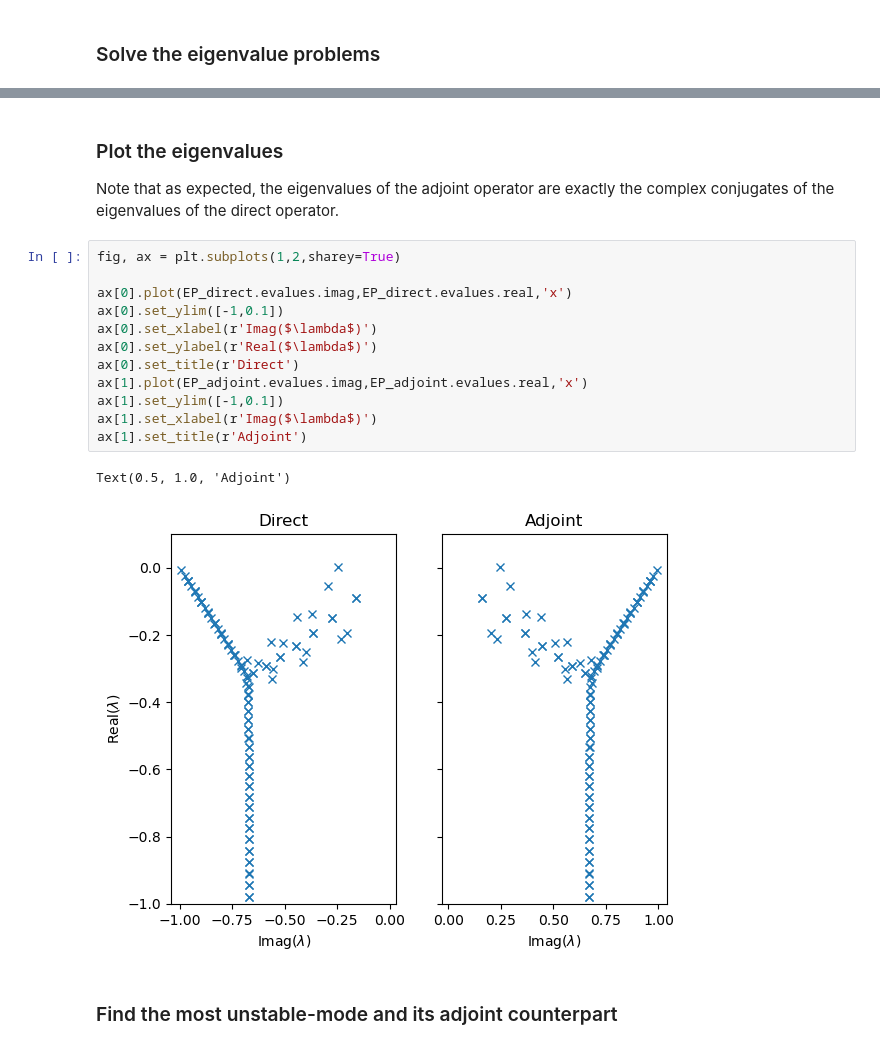
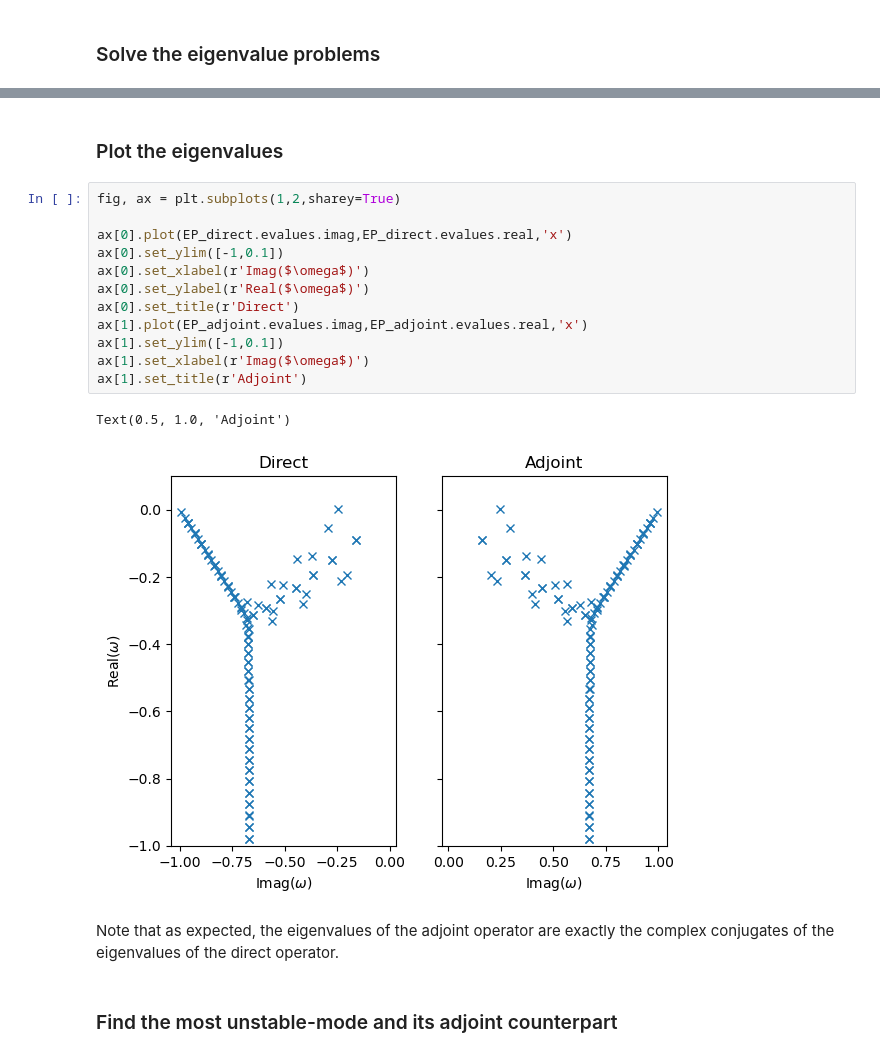
Before and after one commit to csskene/adjoint_tutorial, a Jupyter notebook: 1-eigenvalue.ipynb, the cells around one changed output, grey strips where cells are left out. Saved outputs shown, nothing was run; the diff lists cells and outputs as text.

```diff
--- a/1-eigenvalue.ipynb
+++ b/1-eigenvalue.ipynb
@@ -169,21 +169,22 @@ Wall time: 1min 20s
+# %% [markdown]
+### Plot the eigenvalues
+# %%
+fig, ax = plt.subplots(1,2,sharey=True)
+
+ax[0].plot(EP_direct.evalues.imag,EP_direct.evalues.real,'x')
+ax[0].set_ylim([-1,0.1])
+ax[0].set_xlabel(r'Imag($\omega$)')
+ax[0].set_ylabel(r'Real($\omega$)')
+ax[0].set_title(r'Direct')
+ax[1].plot(EP_adjoint.evalues.imag,EP_adjoint.evalues.real,'x')
+ax[1].set_ylim([-1,0.1])
+ax[1].set_xlabel(r'Imag($\omega$)')
+ax[1].set_title(r'Adjoint')
+# %% [output]
+Text(0.5, 1.0, 'Adjoint')
+[figure, added]
 # %% [markdown]
-### Plot the eigenvalues
 Note that as expected, the eigenvalues of the adjoint operator are exactly the complex conjugates of the eigenvalues of the direct operator.
-# %%
-fig, ax = plt.subplots(1,2,sharey=True)
-
-ax[0].plot(EP_direct.evalues.imag,EP_direct.evalues.real,'x')
-ax[0].set_ylim([-1,0.1])
-ax[0].set_xlabel(r'Imag($\lambda$)')
-ax[0].set_ylabel(r'Real($\lambda$)')
-ax[0].set_title(r'Direct')
-ax[1].plot(EP_adjoint.evalues.imag,EP_adjoint.evalues.real,'x')
-ax[1].set_ylim([-1,0.1])
-ax[1].set_xlabel(r'Imag($\lambda$)')
-ax[1].set_title(r'Adjoint')
-# %% [output]
-Text(0.5, 1.0, 'Adjoint')
-[figure, removed]
 # %% [markdown]
 ### Find the most unstable-mode and its adjoint counterpart
 # %%
```
Also changed, not shown: parts of 19 cells of this notebook.
